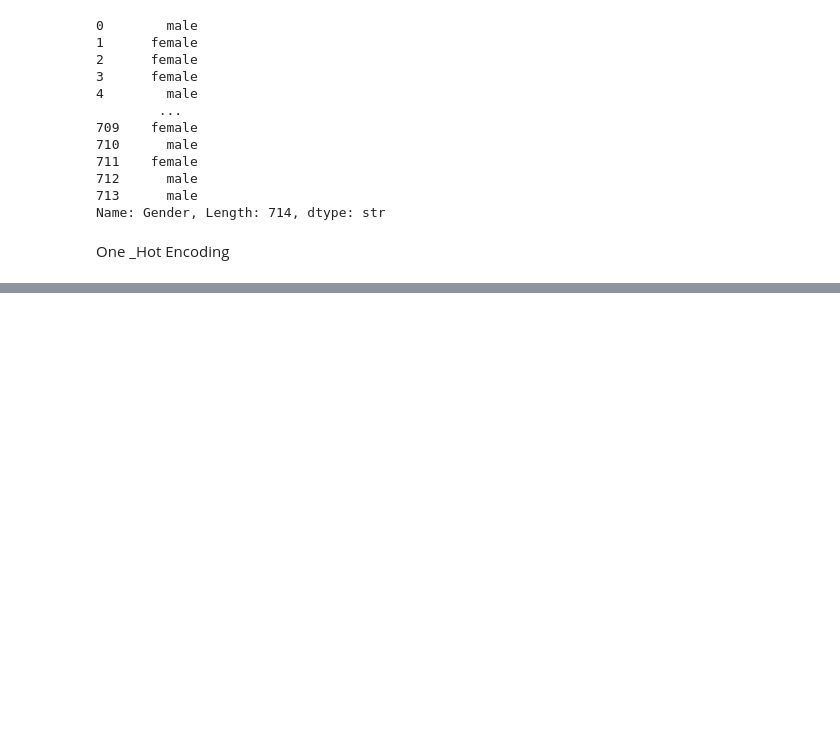
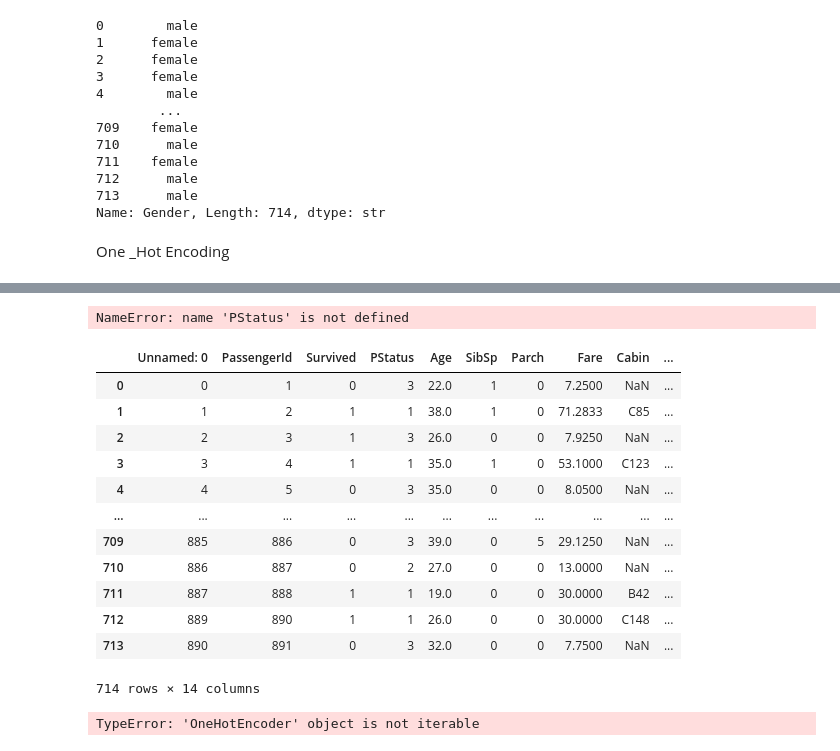
Before and after one commit to abinhyanmikha/Data-Science, a Jupyter notebook: Data preprocessing/day34/Encoding.ipynb, the cells around one changed output, grey strips where cells are left out. Saved outputs shown, nothing was run; the diff lists cells and outputs as text; code cells hidden in the pictures; blank space fills up the shorter version.

```diff
--- a/Data preprocessing/day34/Encoding.ipynb
+++ b/Data preprocessing/day34/Encoding.ipynb
@@ -44,0 +131,2 @@ pd.get_dummies(titanic_df,columns=["Gender","Embarked"], dtype=int).head()
+# %%
+final_df=titanic_df.drop(["Name","Ticket","encoded_embarked"],axis=1)
@@ -44,0 +148,24 @@ pd.get_dummies(titanic_df,columns=["Gender","Embarked"], dtype=int).head()
+# %%
+final_df.Pclass=PStatus.encoded
+# %% [output]
+NameError: name 'PStatus' is not defined
+# %%
+pd.get_dummies(final_df,columns=["Gender","Embarked"],dtype=int)
+# %% [output]
+|  | Unnamed: 0 | PassengerId | Survived | PStatus | Age | SibSp | Parch | Fare | Cabin | ... |
+| 0 | 0 | 1 | 0 | 3 | 22.0 | 1 | 0 | 7.2500 | NaN | ... |
+| 1 | 1 | 2 | 1 | 1 | 38.0 | 1 | 0 | 71.2833 | C85 | ... |
+| 2 | 2 | 3 | 1 | 3 | 26.0 | 0 | 0 | 7.9250 | NaN | ... |
+| 3 | 3 | 4 | 1 | 1 | 35.0 | 1 | 0 | 53.1000 | C123 | ... |
+| 4 | 4 | 5 | 0 | 3 | 35.0 | 0 | 0 | 8.0500 | NaN | ... |
+| ... | ... | ... | ... | ... | ... | ... | ... | ... | ... | ... |
+| 709 | 885 | 886 | 0 | 3 | 39.0 | 0 | 5 | 29.1250 | NaN | ... |
+| 710 | 886 | 887 | 0 | 2 | 27.0 | 0 | 0 | 13.0000 | NaN | ... |
+| 711 | 887 | 888 | 1 | 1 | 19.0 | 0 | 0 | 30.0000 | B42 | ... |
+| 712 | 889 | 890 | 1 | 1 | 26.0 | 0 | 0 | 30.0000 | C148 | ... |
+| 713 | 890 | 891 | 0 | 3 | 32.0 | 0 | 0 | 7.7500 | NaN | ... |
+714 rows × 14 columns
+# %%
+[a.flatten() for a in one_hot_encoder]
+# %% [output]
+TypeError: 'OneHotEncoder' object is not iterable
```
Also changed, not shown: parts of 18 cells of this notebook, 5 other files.
